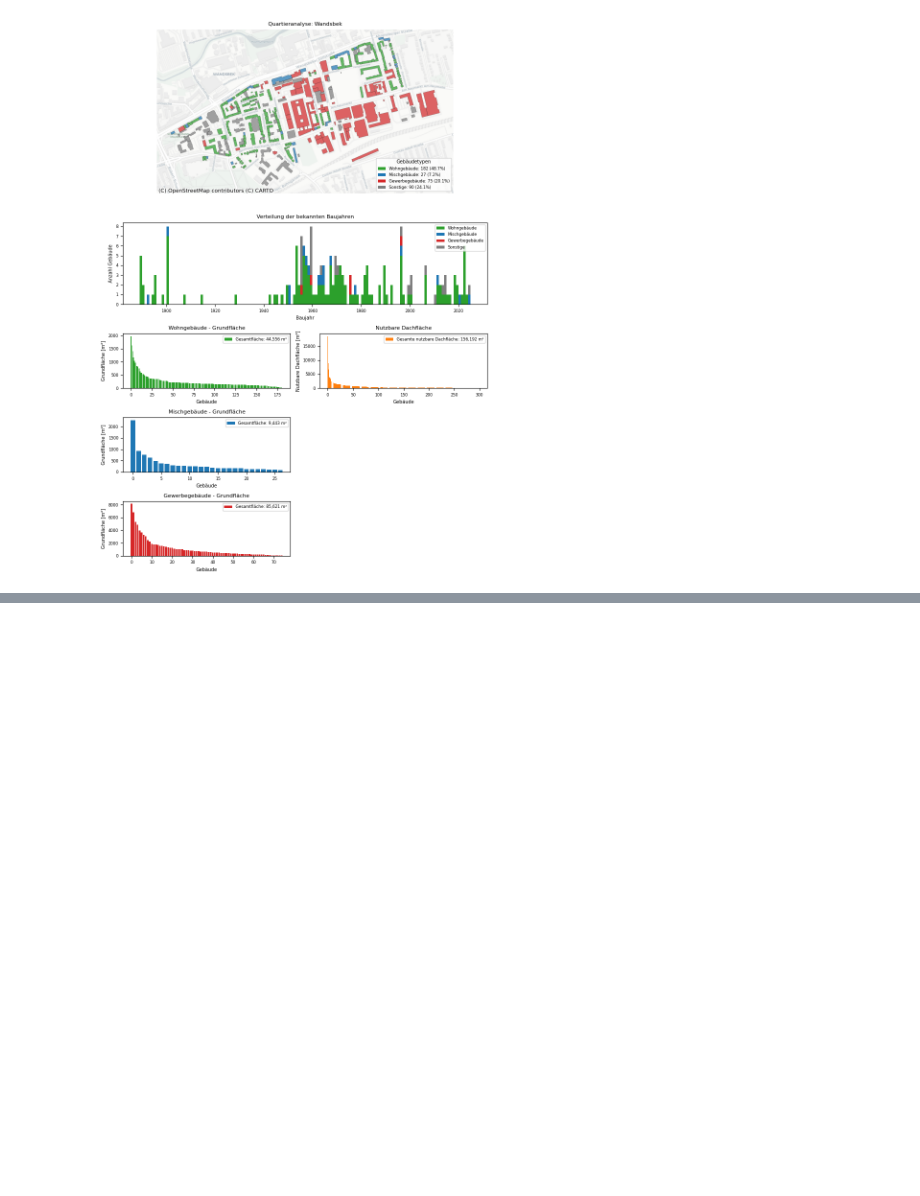
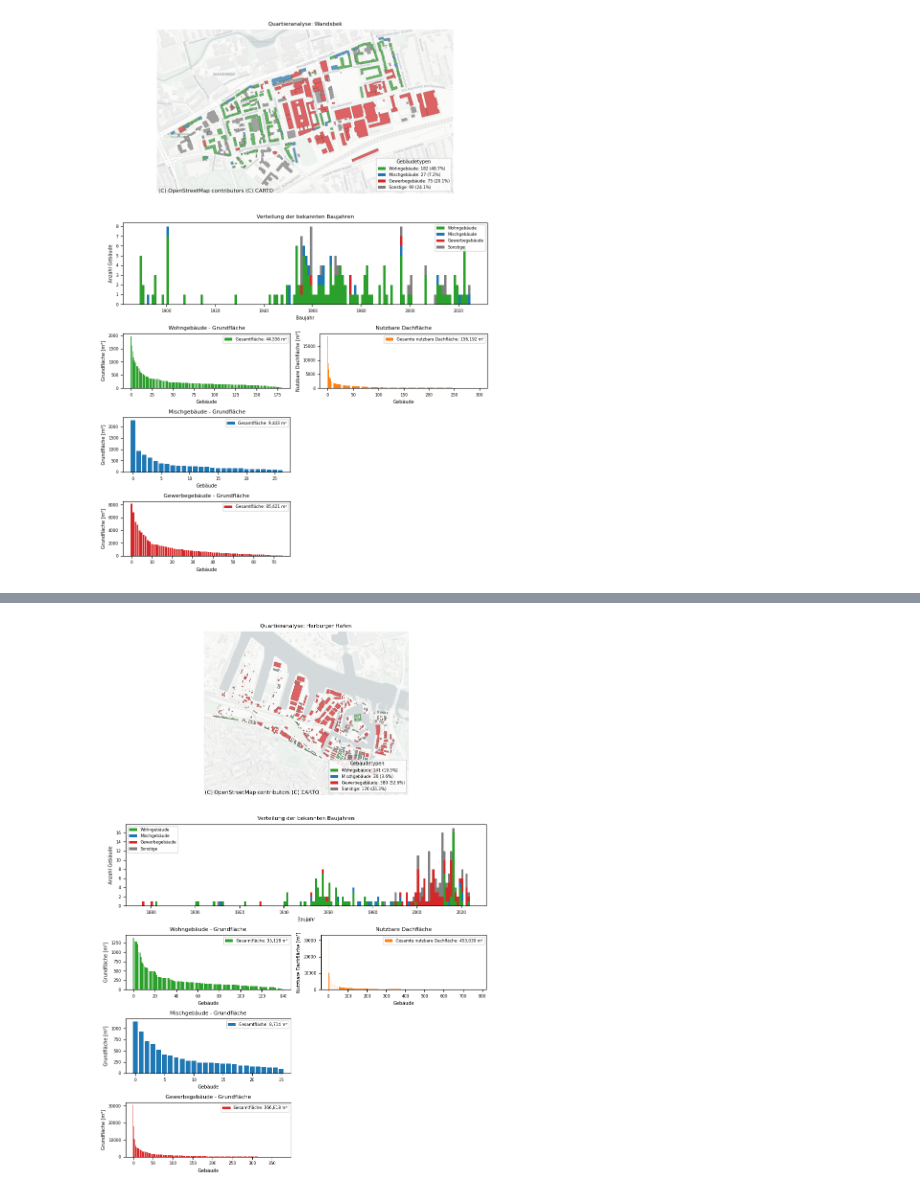
Before and after one commit to DanyBoi22/buildsim, a Jupyter notebook: notebooks/report.ipynb, the cells around one changed output, grey strips where cells are left out. Saved outputs shown, nothing was run; the diff lists cells and outputs as text; code cells hidden in the pictures; blank space fills up the shorter version.

```diff
--- a/notebooks/report.ipynb
+++ b/notebooks/report.ipynb
@@ -18,0 +36,12 @@ build_report(inspection_area, title="Quartieranalyse: Wandsbek", save_file="buil
+# %%
+inspection_area = [[ 9.997757570312924, 53.47174324776492],
+                   [9.99221253186944, 53.46069175850645],
+                   [9.984824272608028, 53.46272658242247],
+                   [9.963209190168682, 53.469433122908605],
+                   [9.952495521364472, 53.47064385798611],
+                   [9.96080638719249, 53.48301447925519],
+                   [9.976279977882369, 53.47688468924603]]
+
+build_report(inspection_area, title="Quartieranalyse: Harburger Hafen", save_file="building_report_harburg_hafen.pdf")
+# %% [output]
+[figure, added]
```
Also changed, not shown: parts of 2 cells of this notebook.
